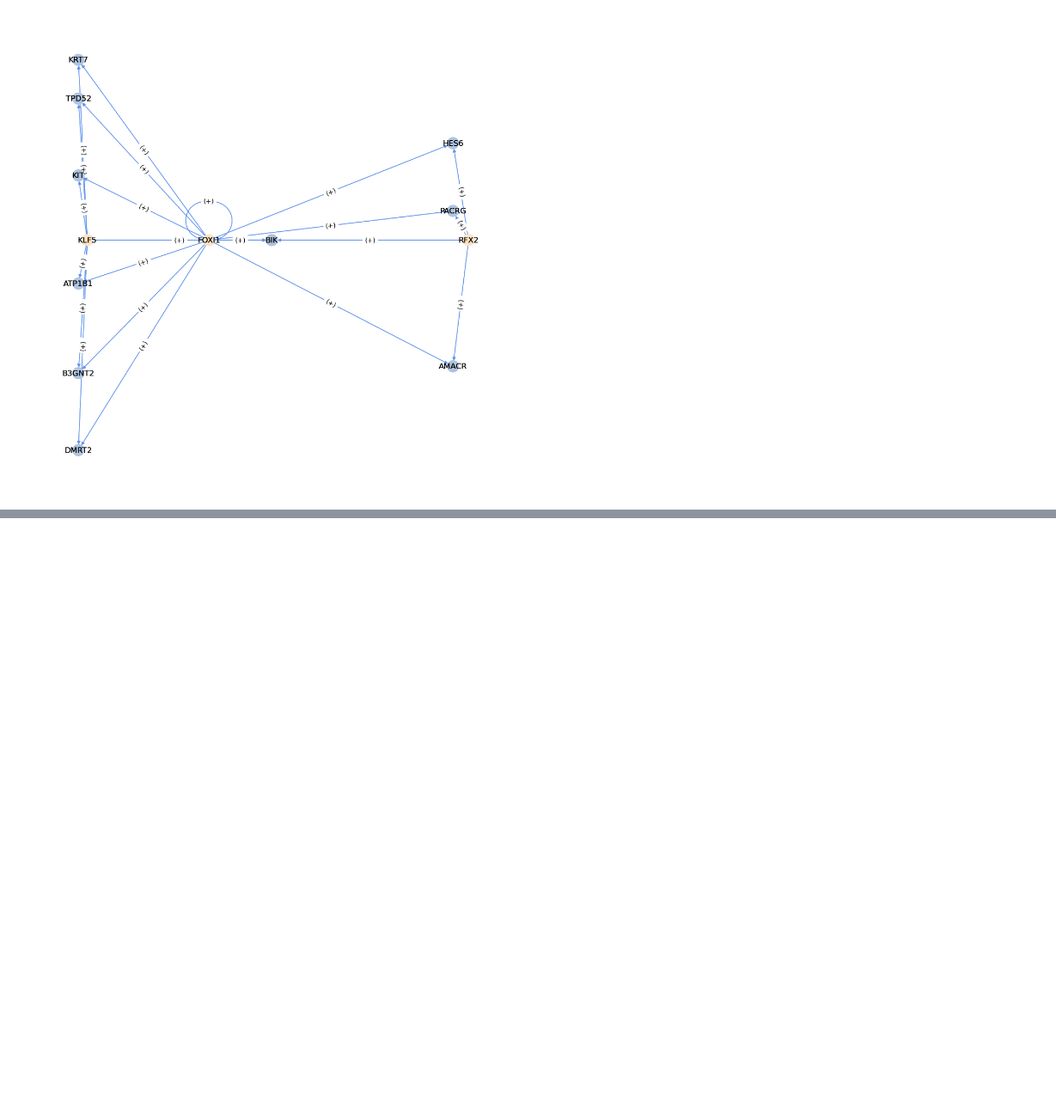
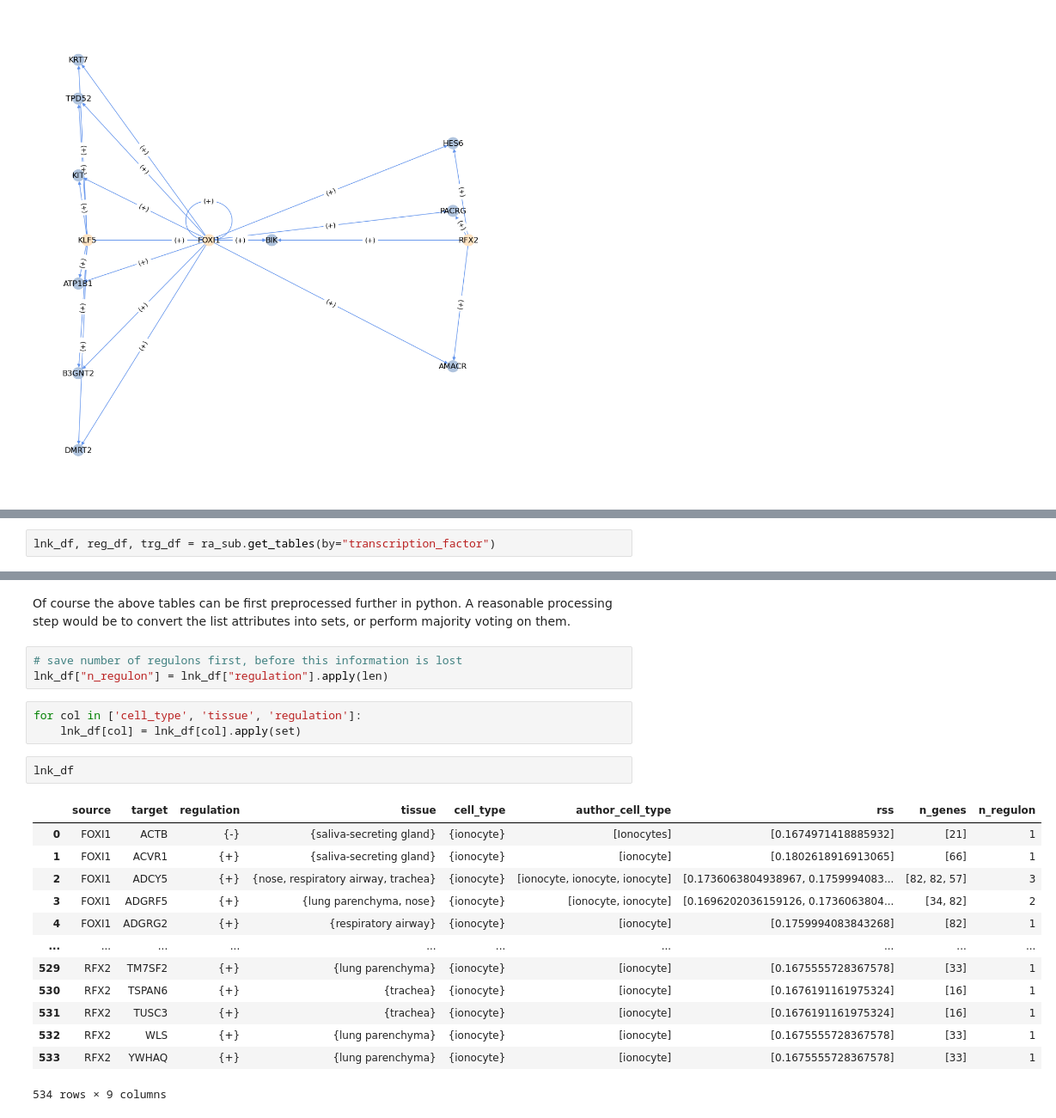
Before and after one commit to Teichlab/cellregulondb, a Jupyter notebook: docs/notebooks/crdb_plot_network.ipynb, the cells around one changed output, grey strips where cells are left out. Shown at 86% size. Cells and saved outputs as stored; diff of their text form; blank space fills up the shorter version.

```diff
--- a/docs/notebooks/crdb_plot_network.ipynb
+++ b/docs/notebooks/crdb_plot_network.ipynb
@@ -53,0 +60,2 @@ _ = crdb.util.plot_networkx(G, show=True, layout='spectral', edge_label_kwargs=d
+# %%
+lnk_df, reg_df, trg_df = ra_sub.get_tables(by="transcription_factor")
@@ -53,0 +110,25 @@ _ = crdb.util.plot_networkx(G, show=True, layout='spectral', edge_label_kwargs=d
+# %% [markdown]
+Of course the above tables can be first preprocessed further in python.
+A reasonable processing step would be to convert the list attributes into sets, or perform majority voting on them.
+# %%
+# save number of regulons first, before this information is lost
+lnk_df["n_regulon"] = lnk_df["regulation"].apply(len)
+# %%
+for col in ['cell_type', 'tissue', 'regulation']:
+    lnk_df[col] = lnk_df[col].apply(set)
+# %%
+lnk_df
+# %% [output]
+|  | source | target | regulation | tissue | cell_type | author_cell_type | rss | n_genes | n_regulon |
+| 0 | FOXI1 | ACTB | {-} | {saliva-secreting gland} | {ionocyte} | [Ionocytes] | [0.1674971418885932] | [21] | 1 |
+| 1 | FOXI1 | ACVR1 | {+} | {saliva-secreting gland} | {ionocyte} | [ionocyte] | [0.1802618916913065] | [66] | 1 |
+| 2 | FOXI1 | ADCY5 | {+} | {nose, respiratory airway, trachea} | {ionocyte} | [ionocyte, ionocyte, ionocyte] | [0.1736063804938967, 0.1759994083... | [82, 82, 57] | 3 |
+| 3 | FOXI1 | ADGRF5 | {+} | {lung parenchyma, nose} | {ionocyte} | [ionocyte, ionocyte] | [0.1696202036159126, 0.1736063804... | [34, 82] | 2 |
+| 4 | FOXI1 | ADGRG2 | {+} | {respiratory airway} | {ionocyte} | [ionocyte] | [0.1759994083843268] | [82] | 1 |
+| ... | ... | ... | ... | ... | ... | ... | ... | ... | ... |
+| 529 | RFX2 | TM7SF2 | {+} | {lung parenchyma} | {ionocyte} | [ionocyte] | [0.1675555728367578] | [33] | 1 |
+| 530 | RFX2 | TSPAN6 | {+} | {trachea} | {ionocyte} | [ionocyte] | [0.1676191161975324] | [16] | 1 |
+| 531 | RFX2 | TUSC3 | {+} | {trachea} | {ionocyte} | [ionocyte] | [0.1676191161975324] | [16] | 1 |
+| 532 | RFX2 | WLS | {+} | {lung parenchyma} | {ionocyte} | [ionocyte] | [0.1675555728367578] | [33] | 1 |
+| 533 | RFX2 | YWHAQ | {+} | {lung parenchyma} | {ionocyte} | [ionocyte] | [0.1675555728367578] | [33] | 1 |
+534 rows × 9 columns
```
Also changed, not shown: parts of 11 cells of this notebook, 1 other file.
